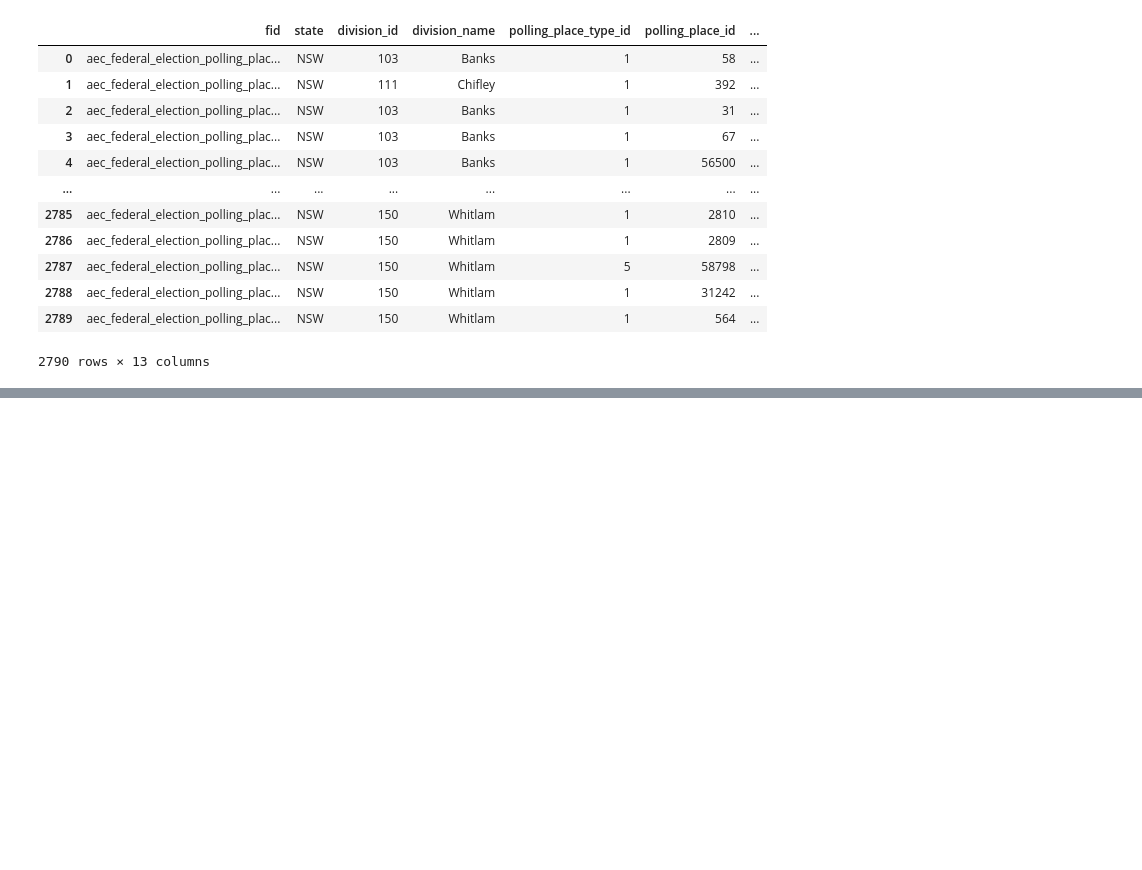
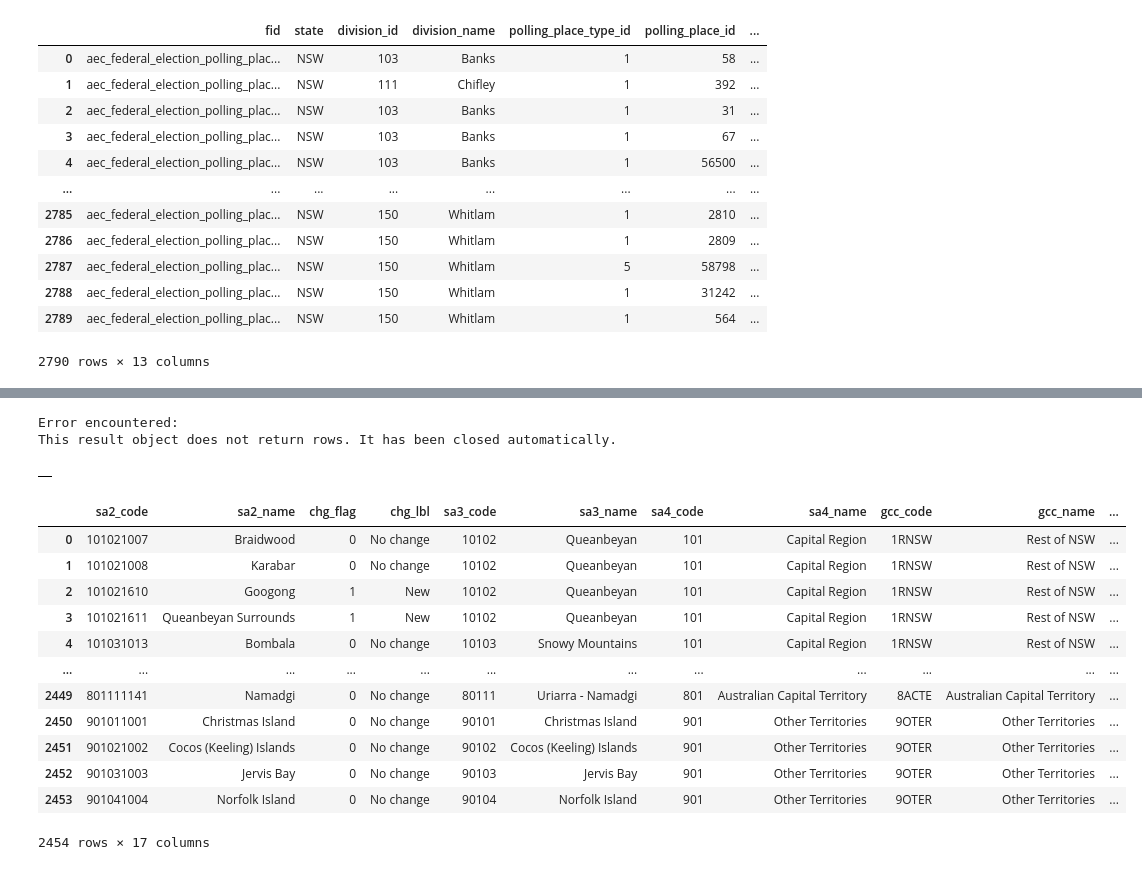
Before and after one commit to joshuahallam127/DATA2901_Assign, a Jupyter notebook: main.ipynb, the cells around one changed output, grey strips where cells are left out. Cells and saved outputs as stored; diff of their text form; code cells hidden in the pictures; blank space fills up the shorter version.

```diff
--- a/main.ipynb
+++ b/main.ipynb
@@ -839,0 +974,14 @@ query(conn, "select * from polling_places")
+# %%
+regions['SA2_CODE21'] = pd.to_numeric(regions['SA2_CODE21'], errors='coerce')
+regions = regions.dropna()
+regions = regions.astype({'SA2_CODE21' : 'int64', 'SA2_NAME21' : 'string', 'CHG_FLAG21' : 'int64', 'CHG_LBL21' : 'string',
+                          'SA3_CODE21' : 'int64', 'SA3_NAME21' : 'string', 'SA4_CODE21' : 'int64', 'SA4_NAME21' : 'string',
+                          'GCC_CODE21' : 'string', 'GCC_NAME21' : 'string', 'STE_CODE21' : 'int64', 'STE_NAME21' : 'string',
+                          'AUS_CODE21' : 'string', 'AUS_NAME21' : 'string', 'LOCI_URI21' : 'string', 'AREASQKM21' : 'float64'})
+# %%
+regions.rename(columns={'SA2_CODE21' : 'sa2_code', 'SA2_NAME21': 'sa2_name', 'CHG_FLAG21':'chg_flag', 'CHG_LBL21':'chg_lbl', 'STE_CODE21':'ste_code', 'STE_NAME21':'ste_name',
+                        'AUS_CODE21':'aus_code', 'AUS_NAME21':'aus_name', 'LOCI_URI21':'loci_uri',
+                        'SA3_CODE21' : 'sa3_code', 'SA3_NAME21' : 'sa3_name', 'SA4_CODE21' : 'sa4_code', 'SA4_NAME21' : 'sa4_name',
+                        'GCC_CODE21' : 'gcc_code', 'GCC_NAME21' : 'gcc_name', 'STE_CODE16' : 'ste_code', 'STE_NAME16' : 'ste_name',
+                        'AREASQKM21' : 'area_sqkm', 'geometry':'geom'}, inplace=True)
+regions.dtypes
@@ -839,0 +1007,52 @@ query(conn, "select * from polling_places")
+# %%
+sql = """
+DROP TABLE IF EXISTS regions;
+CREATE TABLE regions (
+    "sa2_code" INTEGER PRIMARY KEY,
+    "sa2_name" VARCHAR(100),
+    "chg_flag" INTEGER,
+    "chg_lbl" VARCHAR(100),
+    "sa3_code" INTEGER,
+    "sa3_name" VARCHAR(100),
+    "sa4_code" INTEGER,
+    "sa4_name" VARCHAR(100),
+    "gcc_code" VARCHAR(100),
+    "gcc_name" VARCHAR(100),
+    "ste_code" INTEGER,
+    "ste_name" VARCHAR(100),
+    "aus_code" VARCHAR(100),
+    "aus_name" VARCHAR(100),
+    "area_sqkm" FLOAT,
+    "loci_uri" VARCHAR(150),
+    "geom" GEOMETRY(MULTIPOLYGON, 4326)
+);
+"""
+query(conn, sql)
+# %% [output]
+Error encountered:
+This result object does not return rows. It has been closed automatically.
+|  |
+# %%
+def create_wkt_element(geom, srid):
+    if geom.geom_type == 'Polygon':
+        geom = MultiPolygon([geom])
+    return WKTElement(geom.wkt, srid)
+# %%
+regions['geom'] = regions['geom'].apply(lambda x: create_wkt_element(geom = x, srid =srid))
+# %%
+regions.to_sql('regions', con=conn, if_exists='append', index=False, dtype={'geom': Geometry('MULTIPOLYGON', srid)})
+query(conn, "SELECT * FROM regions")
+# %% [output]
+|  | sa2_code | sa2_name | chg_flag | chg_lbl | sa3_code | sa3_name | sa4_code | sa4_name | gcc_code | gcc_name | ... |
+| 0 | 101021007 | Braidwood | 0 | No change | 10102 | Queanbeyan | 101 | Capital Region | 1RNSW | Rest of NSW | ... |
+| 1 | 101021008 | Karabar | 0 | No change | 10102 | Queanbeyan | 101 | Capital Region | 1RNSW | Rest of NSW | ... |
+| 2 | 101021610 | Googong | 1 | New | 10102 | Queanbeyan | 101 | Capital Region | 1RNSW | Rest of NSW | ... |
+| 3 | 101021611 | Queanbeyan Surrounds | 1 | New | 10102 | Queanbeyan | 101 | Capital Region | 1RNSW | Rest of NSW | ... |
+| 4 | 101031013 | Bombala | 0 | No change | 10103 | Snowy Mountains | 101 | Capital Region | 1RNSW | Rest of NSW | ... |
+| ... | ... | ... | ... | ... | ... | ... | ... | ... | ... | ... | ... |
+| 2449 | 801111141 | Namadgi | 0 | No change | 80111 | Uriarra - Namadgi | 801 | Australian Capital Territory | 8ACTE | Australian Capital Territory | ... |
+| 2450 | 901011001 | Christmas Island | 0 | No change | 90101 | Christmas Island | 901 | Other Territories | 9OTER | Other Territories | ... |
+| 2451 | 901021002 | Cocos (Keeling) Islands | 0 | No change | 90102 | Cocos (Keeling) Islands | 901 | Other Territories | 9OTER | Other Territories | ... |
+| 2452 | 901031003 | Jervis Bay | 0 | No change | 90103 | Jervis Bay | 901 | Other Territories | 9OTER | Other Territories | ... |
+| 2453 | 901041004 | Norfolk Island | 0 | No change | 90104 | Norfolk Island | 901 | Other Territories | 9OTER | Other Territories | ... |
+2454 rows × 17 columns
```
Also changed, not shown: parts of 21 cells of this notebook, 1 other file.
